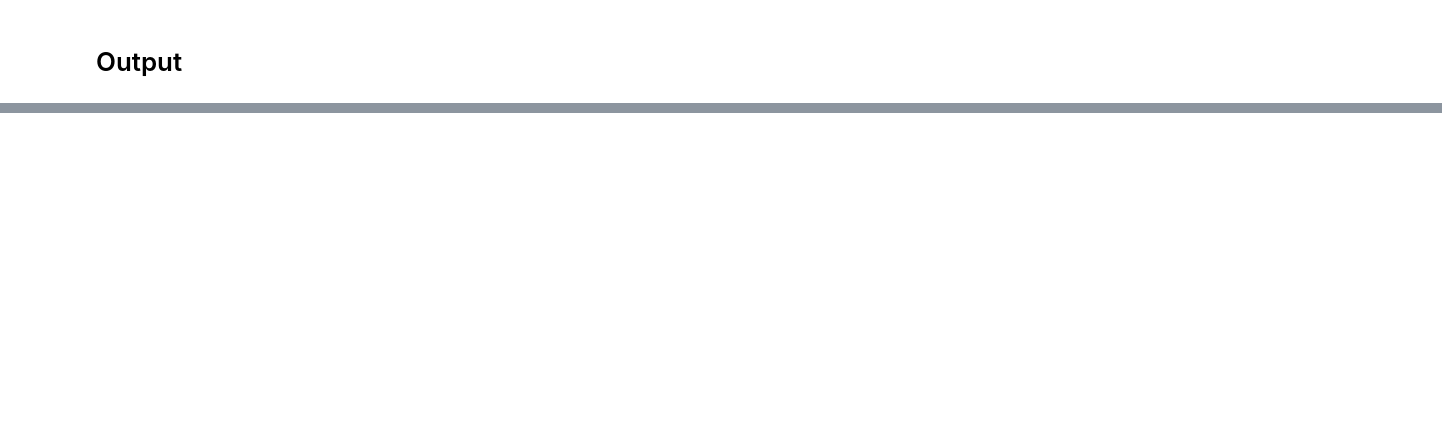
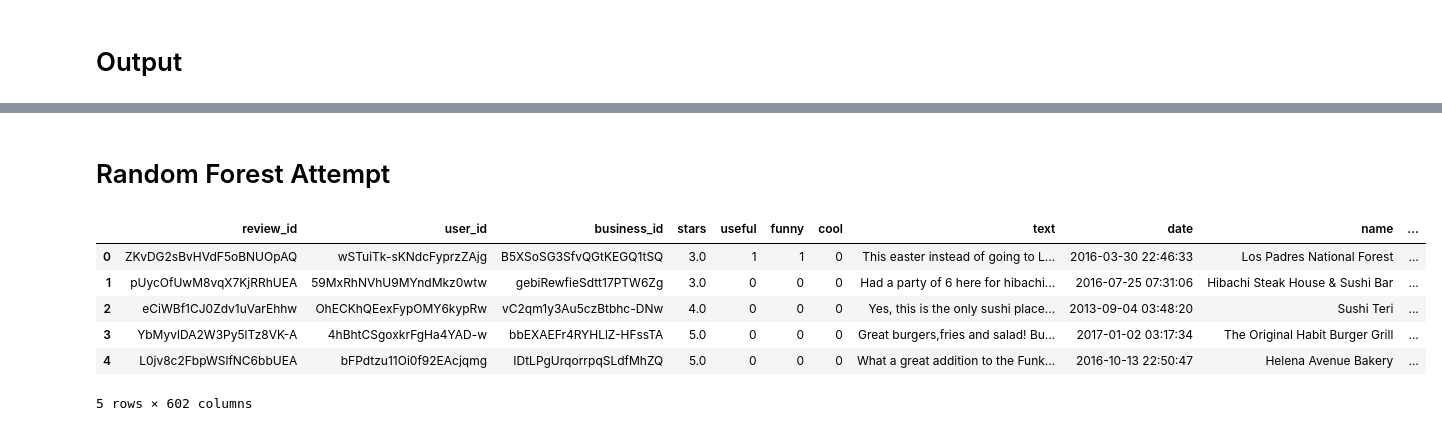
Before and after one commit to AndroYounan/CMPE255_DataMining_FinalProject_G1, a Jupyter notebook: Recommender.ipynb, the cells around one changed output, grey strips where cells are left out. Cells and saved outputs as stored; diff of their text form; code cells hidden in the pictures; blank space fills up the shorter version.

Commit message:
Added random forrest attempt to Reccomender. Currently not still not behaving as expected

```diff
--- a/Recommender.ipynb
+++ b/Recommender.ipynb
@@ -4,8 +4,8 @@
 import LoadUtils
 import pandas as pd
 
-PATH_BUSINESS = 'yelp_dataset/yelp_academic_dataset_business.json'
-PATH_REVIEW = 'yelp_dataset/yelp_academic_dataset_review.json'
+PATH_BUSINESS = "../yelp_dataset/yelp_academic_dataset_business.json"
+PATH_REVIEW = "../yelp_dataset/yelp_academic_dataset_review.json"
 # %%
 # Recommend to set to a low value like 100,000 for quicker iteration.
 # Set to -1 to load the full files, which will make processing SIGNIFICANTLY slower.
@@ -148,0 +217,41 @@ recommendations
+# %% [markdown]
+# Random Forest Attempt
+# %%
+import pandas as pd
+from vaderSentiment.vaderSentiment import SentimentIntensityAnalyzer
+
+# Initialize sentiment analyzer
+analyzer = SentimentIntensityAnalyzer()
+
+# Function to get sentiment score for review text
+def get_sentiment_score(text):
+    return analyzer.polarity_scores(text)['compound']
+review_data = review_ca_open
+# Add sentiment score to the dataset
+review_data['review_sentiment'] = review_data['text'].apply(get_sentiment_score)
+# %%
+# Processing business categories (one-hot encoding)
+category_data = review_data[['business_id', 'name', 'categories']].drop_duplicates()
+category_data['categories'] = category_data['categories'].str.split(', ')  # Split the comma-separated categories
+
+# Expand categories into separate rows (one for each category)
+category_expanded = category_data.explode('categories')
+
+# One-hot encode categories
+category_dummies = pd.get_dummies(category_expanded['categories'], prefix='category')
+category_dummies['business_id'] = category_expanded['business_id'].values
+
+# Aggregate back to business level (sum category dummies for each business)
+business_category_features = category_dummies.groupby('business_id').sum().reset_index()
+
+# Merge business features with category dummies
+business_features = review_data.merge(business_category_features, on='business_id', how='left')
+business_features.head()
+# %% [output]
+|  | review_id | user_id | business_id | stars | useful | funny | cool | text | date | name | ... |
+| 0 | ZKvDG2sBvHVdF5oBNUOpAQ | wSTuiTk-sKNdcFyprzZAjg | B5XSoSG3SfvQGtKEGQ1tSQ | 3.0 | 1 | 1 | 0 | This easter instead of going to L... | 2016-03-30 22:46:33 | Los Padres National Forest | ... |
+| 1 | pUycOfUwM8vqX7KjRRhUEA | 59MxRhNVhU9MYndMkz0wtw | gebiRewfieSdtt17PTW6Zg | 3.0 | 0 | 0 | 0 | Had a party of 6 here for hibachi... | 2016-07-25 07:31:06 | Hibachi Steak House & Sushi Bar | ... |
+| 2 | eCiWBf1CJ0Zdv1uVarEhhw | OhECKhQEexFypOMY6kypRw | vC2qm1y3Au5czBtbhc-DNw | 4.0 | 0 | 0 | 0 | Yes, this is the only sushi place... | 2013-09-04 03:48:20 | Sushi Teri | ... |
+| 3 | YbMyvlDA2W3Py5lTz8VK-A | 4hBhtCSgoxkrFgHa4YAD-w | bbEXAEFr4RYHLlZ-HFssTA | 5.0 | 0 | 0 | 0 | Great burgers,fries and salad! Bu... | 2017-01-02 03:17:34 | The Original Habit Burger Grill | ... |
+| 4 | L0jv8c2FbpWSlfNC6bbUEA | bFPdtzu11Oi0f92EAcjqmg | IDtLPgUrqorrpqSLdfMhZQ | 5.0 | 0 | 0 | 0 | What a great addition to the Funk... | 2016-10-13 22:50:47 | Helena Avenue Bakery | ... |
+5 rows × 602 columns
```
Also changed, not shown: parts of 10 cells of this notebook.
